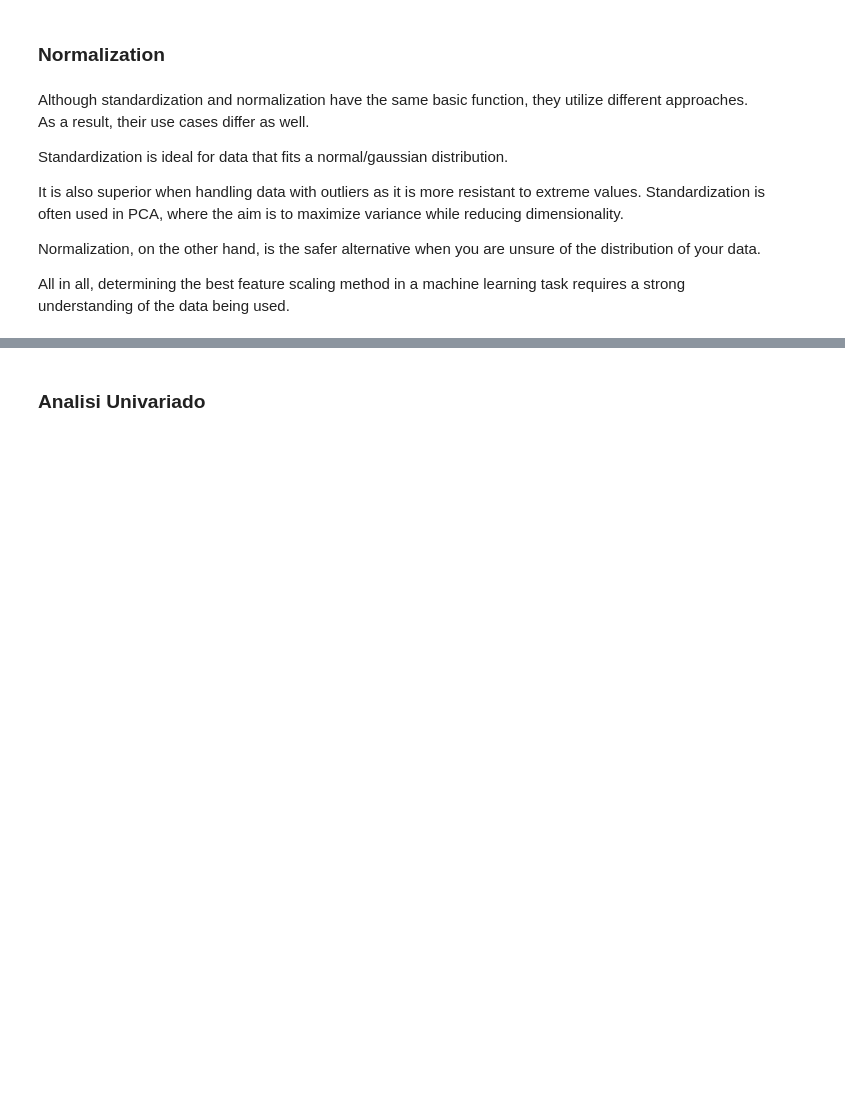
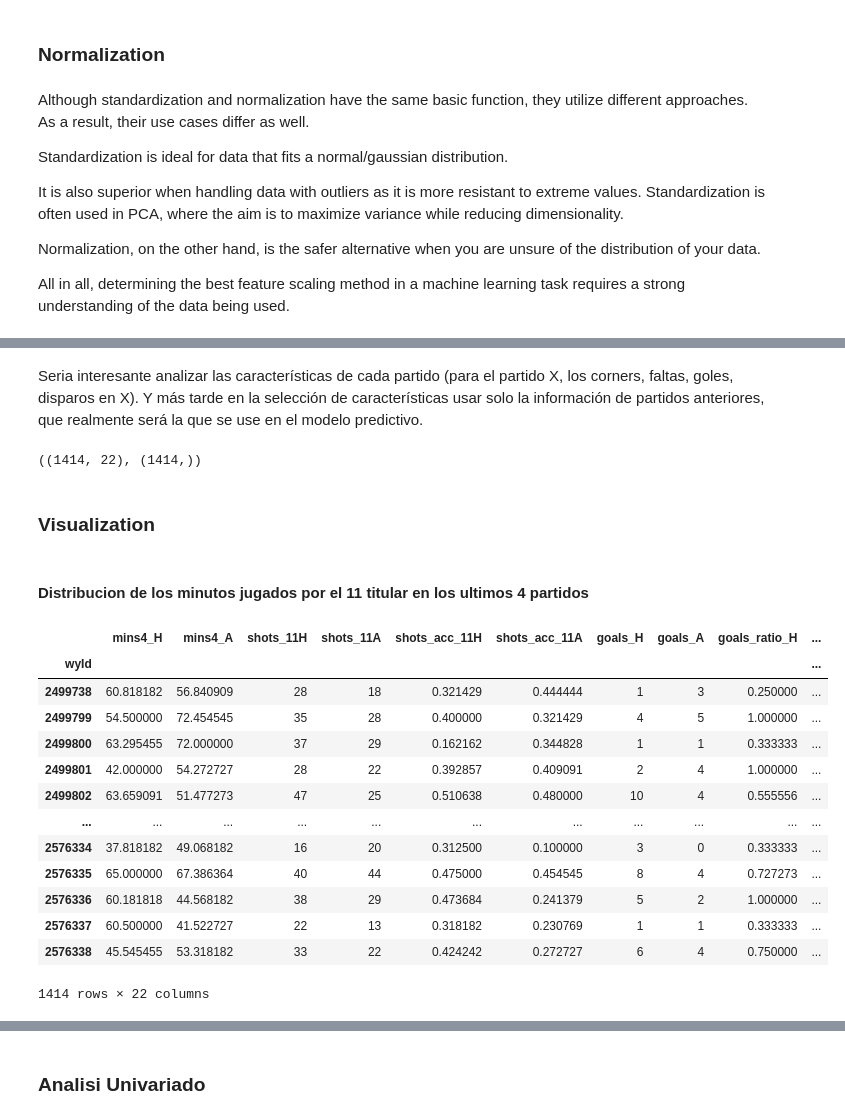
Before and after one commit to prunonos/football_analytics, a Jupyter notebook: code/feature_selection.ipynb, the cells around one changed output, grey strips where cells are left out. Saved outputs shown, nothing was run; the diff lists cells and outputs as text; code cells hidden in the pictures; blank space fills up the shorter version.

```diff
--- a/code/feature_selection.ipynb
+++ b/code/feature_selection.ipynb
@@ -390,3 +535,5 @@ X.head(3)
+# %% [markdown]
+Seria interesante analizar las características de cada partido (para el partido X, los corners, faltas, goles, disparos en X). Y más tarde en la selección de características usar solo la información de partidos anteriores, que realmente será la que se use en el modelo predictivo.
 # %%
 # eliminamos las filas con valores nulos
 
@@ -401,0 +557,25 @@ X_norm = X / X_mean
+# %%
+X_norm.shape, labels.shape
+# %% [output]
+((1414, 22), (1414,))
+# %% [markdown]
+### Visualization
+# %% [markdown]
+#### Distribucion de los minutos jugados por el 11 titular en los ultimos 4 partidos
+# %%
+X
+# %% [output]
+|  | mins4_H | mins4_A | shots_11H | shots_11A | shots_acc_11H | shots_acc_11A | goals_H | goals_A | goals_ratio_H | ... |
+| wyId |  |  |  |  |  |  |  |  |  | ... |
+| 2499738 | 60.818182 | 56.840909 | 28 | 18 | 0.321429 | 0.444444 | 1 | 3 | 0.250000 | ... |
+| 2499799 | 54.500000 | 72.454545 | 35 | 28 | 0.400000 | 0.321429 | 4 | 5 | 1.000000 | ... |
+| 2499800 | 63.295455 | 72.000000 | 37 | 29 | 0.162162 | 0.344828 | 1 | 1 | 0.333333 | ... |
+| 2499801 | 42.000000 | 54.272727 | 28 | 22 | 0.392857 | 0.409091 | 2 | 4 | 1.000000 | ... |
+| 2499802 | 63.659091 | 51.477273 | 47 | 25 | 0.510638 | 0.480000 | 10 | 4 | 0.555556 | ... |
+| ... | ... | ... | ... | ... | ... | ... | ... | ... | ... | ... |
+| 2576334 | 37.818182 | 49.068182 | 16 | 20 | 0.312500 | 0.100000 | 3 | 0 | 0.333333 | ... |
+| 2576335 | 65.000000 | 67.386364 | 40 | 44 | 0.475000 | 0.454545 | 8 | 4 | 0.727273 | ... |
+| 2576336 | 60.181818 | 44.568182 | 38 | 29 | 0.473684 | 0.241379 | 5 | 2 | 1.000000 | ... |
+| 2576337 | 60.500000 | 41.522727 | 22 | 13 | 0.318182 | 0.230769 | 1 | 1 | 0.333333 | ... |
+| 2576338 | 45.545455 | 53.318182 | 33 | 22 | 0.424242 | 0.272727 | 6 | 4 | 0.750000 | ... |
+1414 rows × 22 columns
```
Also changed, not shown: parts of 43 cells of this notebook, 32 other files.
